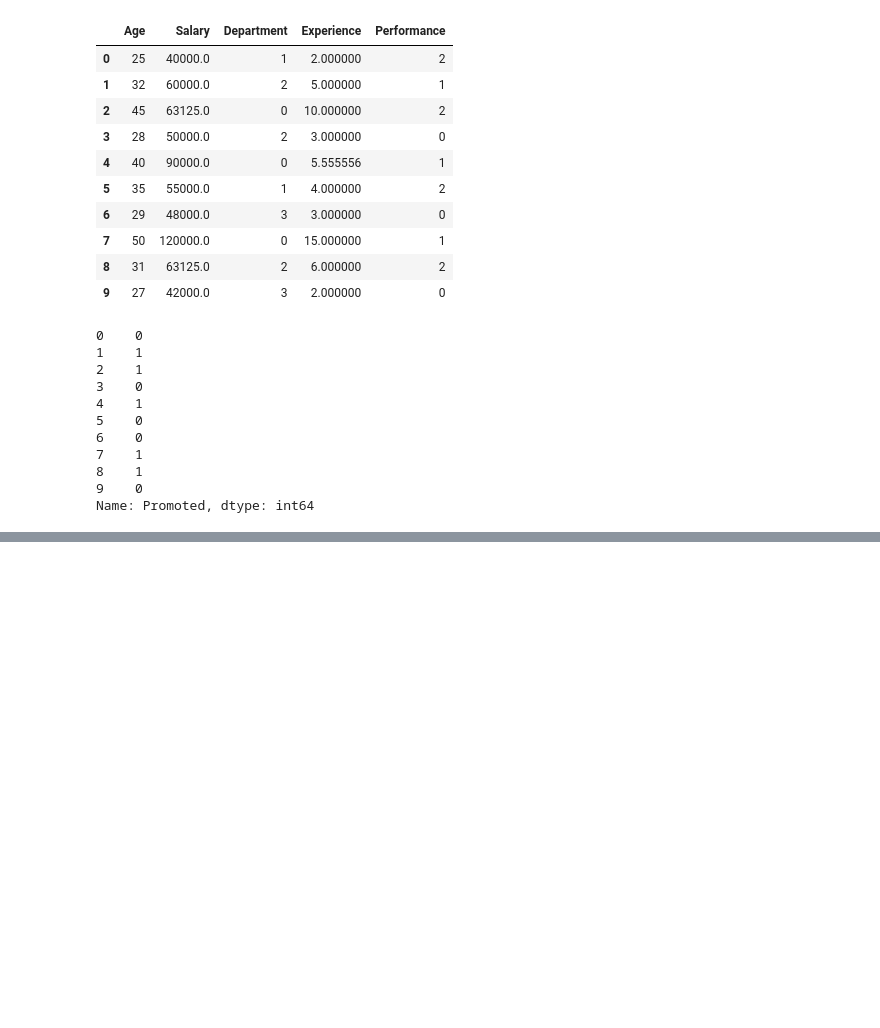
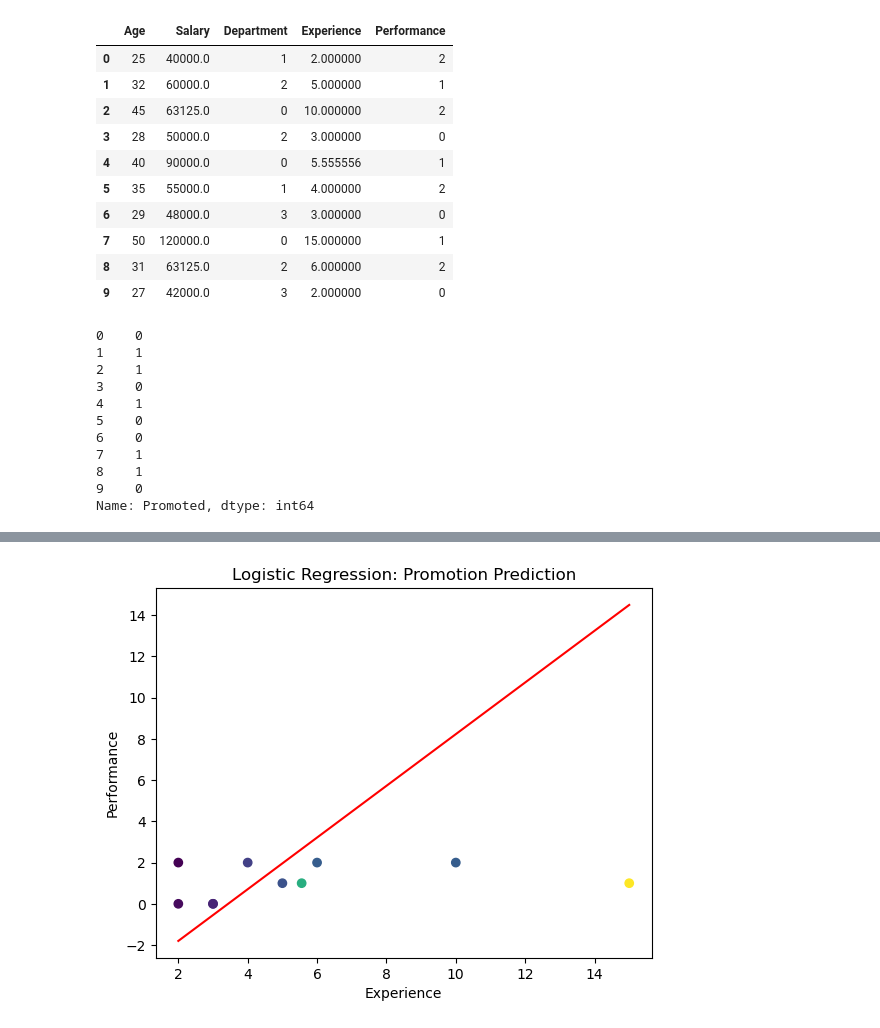
Before and after one commit to bharath-akurathi/machine_learning, a Jupyter notebook: real_world/dtclassifier.ipynb, the cells around one changed output, grey strips where cells are left out. Saved outputs shown, nothing was run; the diff lists cells and outputs as text; code cells hidden in the pictures; blank space fills up the shorter version.

```diff
--- a/real_world/dtclassifier.ipynb
+++ b/real_world/dtclassifier.ipynb
@@ -132,0 +198,32 @@ plt.show()
+# %%
+from sklearn.linear_model import LogisticRegression
+import numpy as np
+import matplotlib.pyplot as plt
+
+# Experience + Performance
+x = X.iloc[:, [3,4]]
+target = y
+
+# Train model
+model = LogisticRegression()
+model.fit(x, target)
+
+# Scatter plot
+plt.scatter(
+    X.iloc[:,3],   # Experience
+    X.iloc[:,4],   # Performance
+    c=target
+)
+
+# Decision boundary
+x_line = np.linspace(X.iloc[:,3].min(), X.iloc[:,3].max(), 100)
+y_line = -(model.coef_[0][0]*x_line + model.intercept_[0]) / model.coef_[0][1]
+
+plt.plot(x_line, y_line, color='red')
+
+plt.xlabel("Experience")
+plt.ylabel("Performance")
+plt.title("Logistic Regression: Promotion Prediction")
+plt.show()
+# %% [output]
+[figure, added]
```
Also changed, not shown: parts of 7 cells of this notebook.
